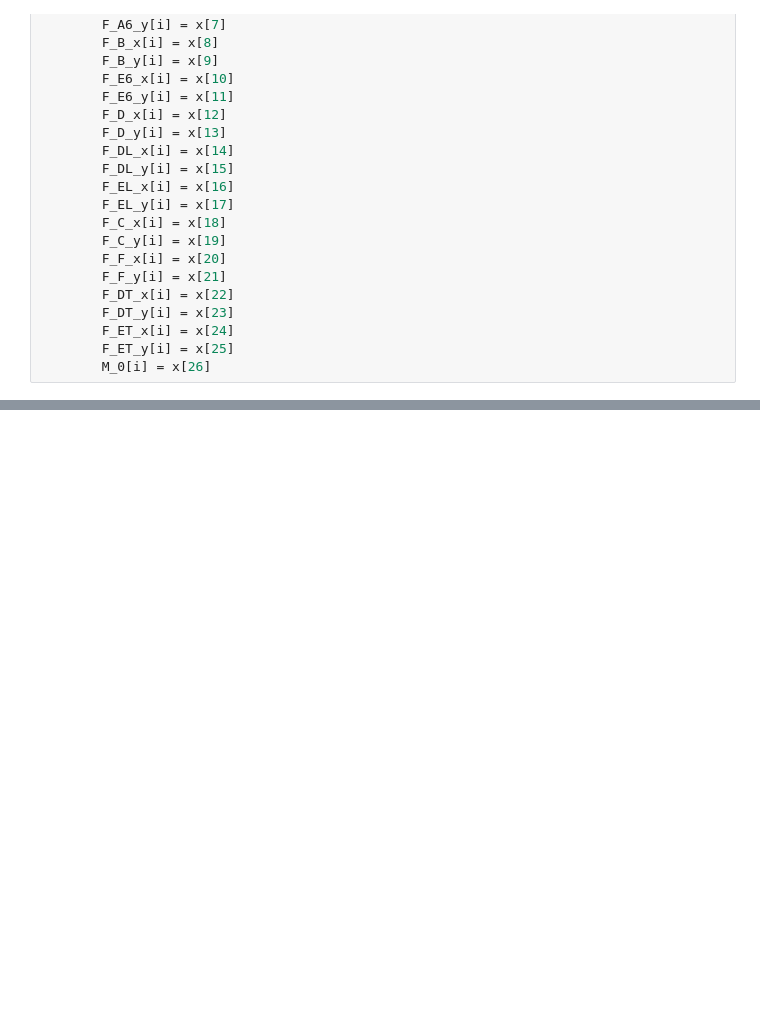
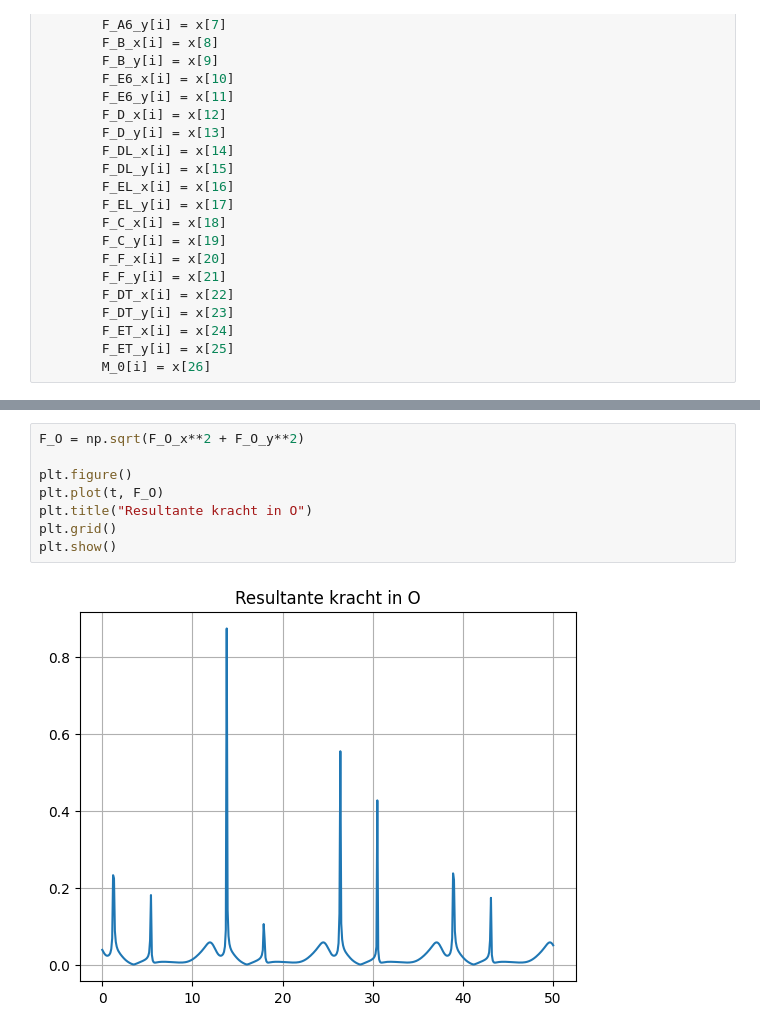
Before and after one commit to Vermizzi/Project_Bewegingen_TriVik, a Jupyter notebook: Hulp_Notebooks/Knie.mechanisme.ipynb, the cells around one changed output, grey strips where cells are left out. Saved outputs shown, nothing was run; the diff lists cells and outputs as text; blank space fills up the shorter version.

```diff
--- a/Hulp_Notebooks/Knie.mechanisme.ipynb
+++ b/Hulp_Notebooks/Knie.mechanisme.ipynb
@@ -895,0 +919,10 @@ for i in range(len(t)):
+# %%
+F_O = np.sqrt(F_O_x**2 + F_O_y**2)
+
+plt.figure()
+plt.plot(t, F_O)
+plt.title("Resultante kracht in O")
+plt.grid()
+plt.show()
+# %% [output]
+[figure, added]
```
Also changed, not shown: parts of 2 cells of this notebook.
